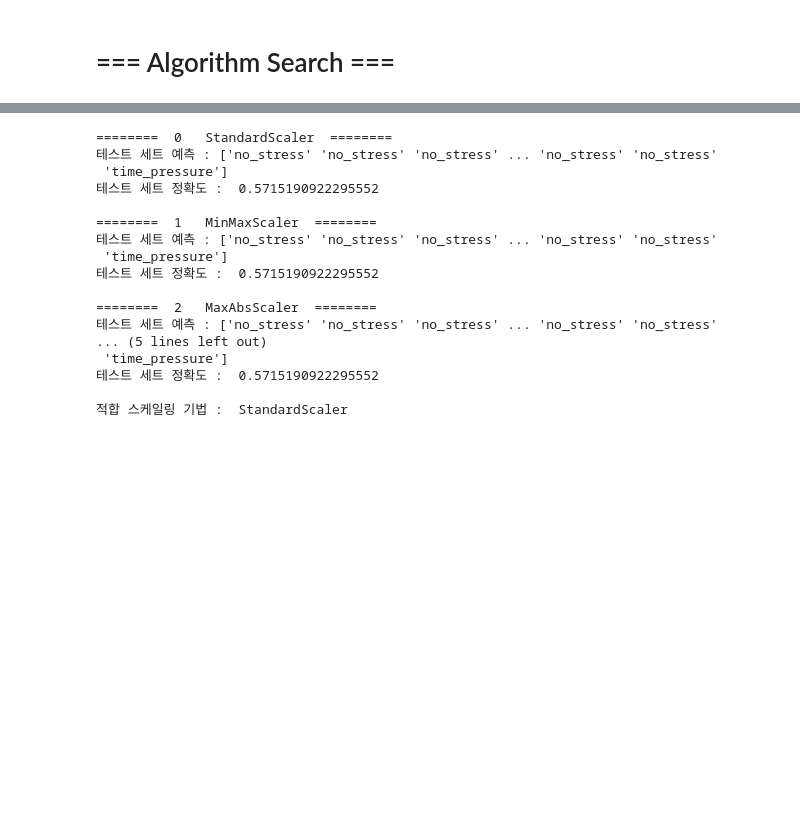
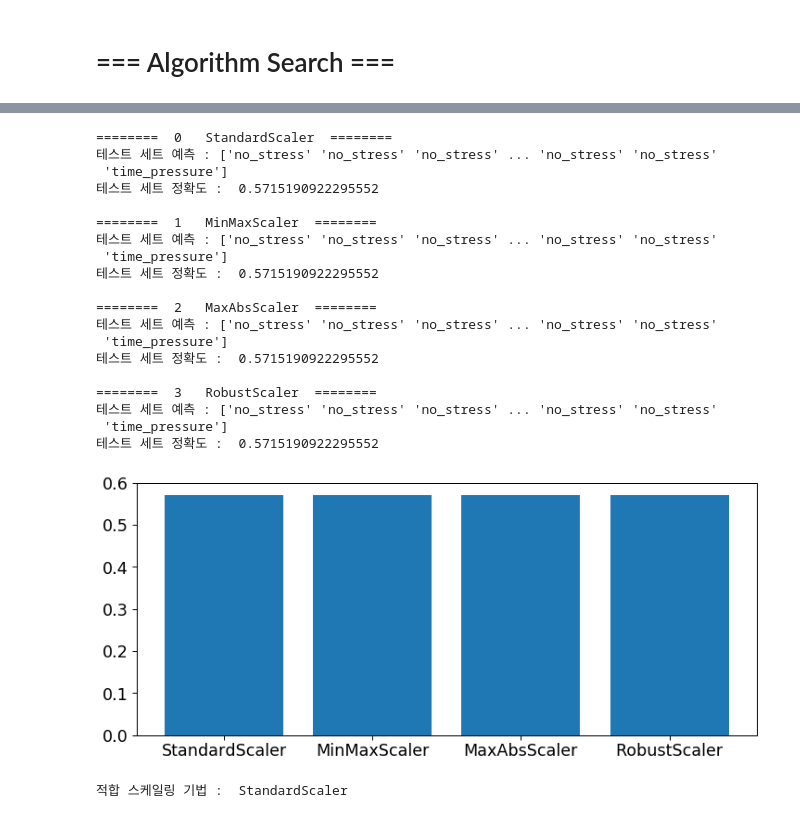
Before and after one commit to KimYaKi/JupyterBigDataExercise, a Jupyter notebook: NewBigDataProject.ipynb, the cells around one changed output, grey strips where cells are left out. Cells and saved outputs as stored; diff of their text form; code cells hidden in the pictures; blank space fills up the shorter version.

```diff
--- a/NewBigDataProject.ipynb
+++ b/NewBigDataProject.ipynb
@@ -458,6 +445,8 @@ from sklearn.naive_bayes import GaussianNB
 y_pred = 0
 # 스케일링 번호
 gb_sc = 0
+# 스케일링 별 예측 정확도 리스트
+scalerPredList = list()
 
 for num in range(len(ScalerDataSet)):
     print("======== ",num, " ", ScalerTechnique[num], " ========")
@@ -466,33 +455,40 @@ for num in range(len(ScalerDataSet)):
 
     GNB = GaussianNB()
     GNB.fit(x_train, y_train)
 
     new_score = GNB.score(x_test, y_test)
+    scalerPredList.append(new_score)
 
     # 결과 출력
     print("테스트 세트 예측 : {}".format(GNB.predict(x_test)))
     print("테스트 세트 정확도 : ",new_score,"\n")
 
     if(new_score > y_pred):
         y_pred = new_score
         gb_sc = num
-
+plt.figure(figsize=(12,5))
+plt.bar(ScalerTechnique, scalerPredList)
+plt.show()
 print("적합 스케일링 기법 : ", ScalerTechnique[gb_sc])
 # %% [output]
 ========  0   StandardScaler  ========
 테스트 세트 예측 : ['no_stress' 'no_stress' 'no_stress' ... 'no_stress' 'no_stress'
  'time_pressure']
 테스트 세트 정확도 :  0.5715190922295552
 
 ========  1   MinMaxScaler  ========
 테스트 세트 예측 : ['no_stress' 'no_stress' 'no_stress' ... 'no_stress' 'no_stress'
  'time_pressure']
 테스트 세트 정확도 :  0.5715190922295552
 
 ========  2   MaxAbsScaler  ========
 테스트 세트 예측 : ['no_stress' 'no_stress' 'no_stress' ... 'no_stress' 'no_stress'
-... (5 lines left out)
  'time_pressure']
 테스트 세트 정확도 :  0.5715190922295552
 
-적합 스케일링 기법 :  StandardScaler
+========  3   RobustScaler  ========
+테스트 세트 예측 : ['no_stress' 'no_stress' 'no_stress' ... 'no_stress' 'no_stress'
+ 'time_pressure']
+테스트 세트 정확도 :  0.5715190922295552
+[figure, added]
+적합 스케일링 기법 :  StandardScaler
```
Also changed, not shown: parts of 18 cells of this notebook.
